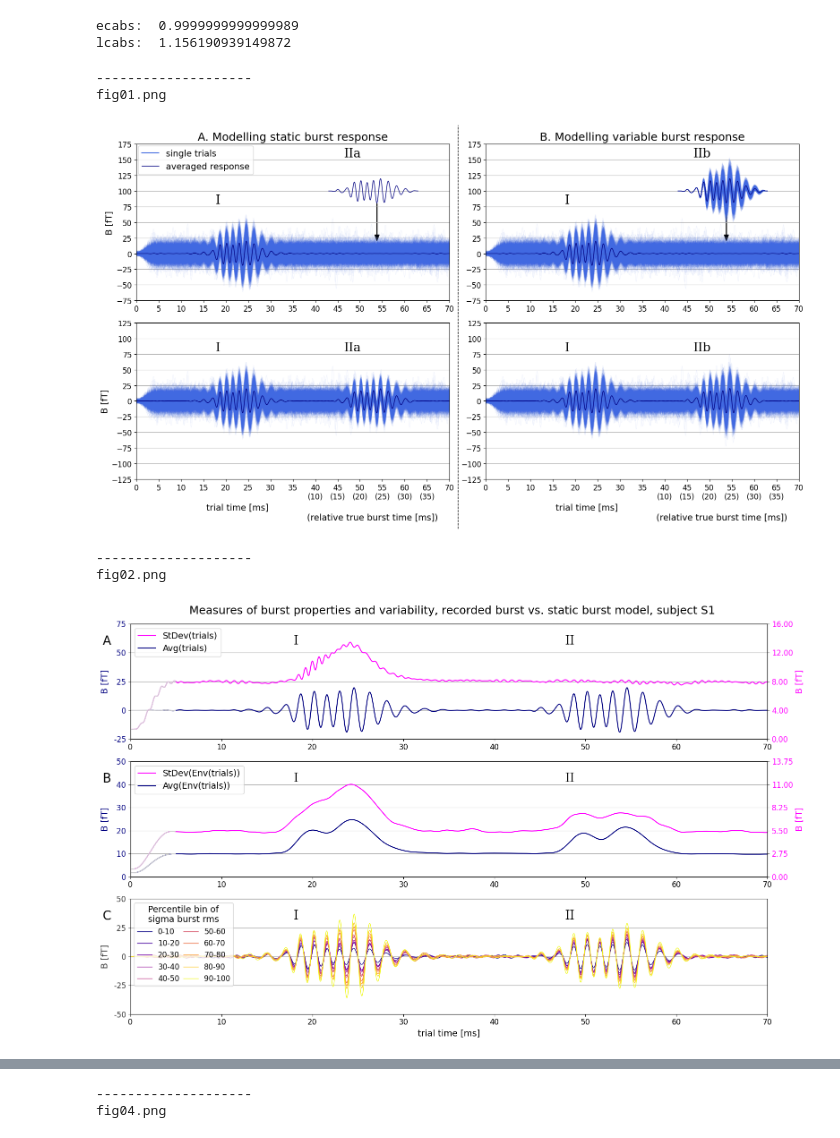
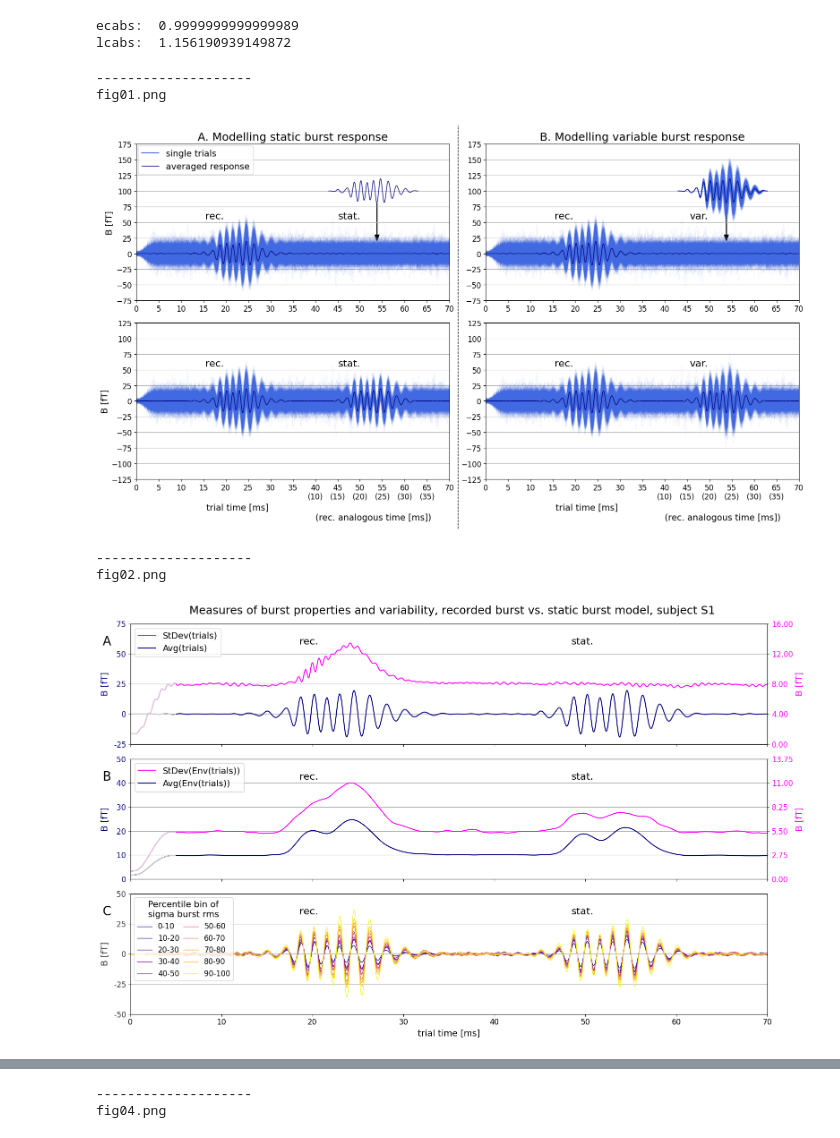
Before and after one commit to neurophysics/BurstModeling, a Jupyter notebook: Scripts/Burst_simulation_analysis.ipynb, the cells around one changed output, grey strips where cells are left out. Saved outputs shown, nothing was run; the diff lists cells and outputs as text; code cells hidden in the pictures.

```diff
--- a/Scripts/Burst_simulation_analysis.ipynb
+++ b/Scripts/Burst_simulation_analysis.ipynb
@@ -120,17 +108,25 @@ sigma_freq_range = sigma_freq_range_subj[subject]
+# %%
+burst_prop_df = pd.read_csv('burst_subjects.csv')
+
+lfreq_sigma = burst_prop_df[burst_prop_df['Subject']==subject]['Freq_start'].values[0]
+rfreq_sigma = burst_prop_df[burst_prop_df['Subject']==subject]['Freq_end'].values[0]
+
+sigma_freq_range = [lfreq_sigma, rfreq_sigma]
+
+burst_time_start = burst_prop_df[burst_prop_df['Subject']==subject]['Time_start'].values[0]
+burst_time_end = burst_prop_df[burst_prop_df['Subject']==subject]['Time_end'].values[0]
+
+burst_win_ms = [burst_time_start, burst_time_end]
 # %%
 meg_data_hilb = sig.hilbert(meg_data)
 
-sigma_fir_coeffs = sig.firwin(303, sigma_freq_range, pass_zero=False, fs=srate)
+# FIR filter
+# apply band-pass filter to extract
+# high-frequency band (sigma band)
+# extend the band ±50Hz to obtain
+# 3dB cutoff in the bandstop frequencies
+sigma_fir_coeffs = sig.firwin(303, [lfreq_sigma-50, rfreq_sigma+50], pass_zero=False, fs=srate)
 meg_sigma_data = sig.filtfilt(sigma_fir_coeffs, 1.0, meg_data_hilb)
-# %%
-burst_win_ms_subj = {}
-burst_win_ms_subj['S1'] = [13, 33]
-burst_win_ms_subj['S2'] = [13, 28]
-burst_win_ms_subj['S3'] = [13, 28]
-burst_win_ms_subj['S4'] = [13, 25]
-burst_win_ms_subj['S5'] = [10, 30]
-
-burst_win_ms = burst_win_ms_subj[subject]
 # %%
 short_win_ms = [10,35]
 short_win_samples = np.round(np.array(short_win_ms)/1000.*srate).astype(int)
@@ -212,10 +208,8 @@ axs[i][j].grid(axis='y')
 axs[i][j].set_ylabel(meg_unit, size=14)
 axs[i][j].tick_params(axis='y', labelsize=12)
 axs[i][j].tick_params(axis='x', labelsize=12)
-axs[i][j].text(0.26, 0.64, 'I', fontsize=20, fontname='serif',
-            ha='center', va='center', transform=axs[i][j].transAxes)
-axs[i][j].text(0.69, 0.94, 'IIa', fontsize=20, fontname='serif',
-            ha='center', va='center', transform=axs[i][j].transAxes)
+axs[i][j].text(0.25, 0.54, 'rec.', fontsize=16, ha='center', va='center', transform=axs[i][j].transAxes)
+axs[i][j].text(0.68, 0.54, 'stat.', fontsize=16, ha='center', va='center', transform=axs[i][j].transAxes)
 axs[i][j].legend(loc='upper left', borderaxespad=0.2, fontsize=14)
 
 
@@ -234,10 +228,8 @@ axs[i][j].set_ylim(-75, 175)
 axs[i][j].grid(axis='y')
 axs[i][j].tick_params(axis='y', labelsize=12)
 axs[i][j].tick_params(axis='x', labelsize=12)
-axs[i][j].text(0.26, 0.64, 'I', fontsize=20, fontname='serif',
-            ha='center', va='center', transform=axs[i][j].transAxes)
-axs[i][j].text(0.69, 0.94, 'IIb', fontsize=20, fontname='serif',
-            ha='center', va='center', transform=axs[i][j].transAxes)
+axs[i][j].text(0.25, 0.54, 'rec.', fontsize=16, ha='center', va='center', transform=axs[i][j].transAxes)
+axs[i][j].text(0.68, 0.54, 'var.', fontsize=16, ha='center', va='center', transform=axs[i][j].transAxes)
 
 
 data_y = sigma_stat_medium_trials.real
@@ -255,14 +247,12 @@ axs[i][j].grid(axis='y')
 axs[i][j].set_ylabel(meg_unit, size=14)
 axs[i][j].set_xticks(t_ticks, labels=t_ticks_labels)
 axs[i][j].set_xlabel('                         trial time [ms]\n'
-'                                                             (relative true burst time [ms])',
+'                                                                (rec. analogous time [ms])',
                                                               loc='left', fontsize=14)
 axs[i][j].tick_params(axis='y', labelsize=12)
 axs[i][j].tick_params(axis='x', labelsize=12)
-axs[i][j].text(0.26, 0.84, 'I', fontsize=20, fontname='serif',
-            ha='center', va='center', transform=axs[i][j].transAxes)
-axs[i][j].text(0.69, 0.84, 'IIa', fontsize=20, fontname='serif',
-            ha='center', va='center', transform=axs[i][j].transAxes)
+axs[i][j].text(0.25, 0.74, 'rec.', fontsize=16, ha='center', va='center', transform=axs[i][j].transAxes)
+axs[i][j].text(0.68, 0.74, 'stat.', fontsize=16, ha='center', va='center', transform=axs[i][j].transAxes)
 
 
 data_y = sigma_sim_medium_trials.real
@@ -279,19 +269,17 @@ axs[i][j].set_ylim(-125, 125)
 axs[i][j].grid(axis='y')
 axs[i][j].set_xticks(t_ticks, labels=t_ticks_labels)
 axs[i][j].set_xlabel('                         trial time [ms]\n'
-'                                                             (relative true burst time [ms])',
+'                                                                (rec. analogous time [ms])',
                                                               loc='left', fontsize=14)
 axs[i][j].tick_params(axis='y', labelsize=12)
 axs[i][j].tick_params(axis='x', labelsize=12)
-axs[i][j].text(0.26, 0.84, 'I', fontsize=20, fontname='serif',
-            ha='center', va='center', transform=axs[i][j].transAxes)
-axs[i][j].text(0.69, 0.84, 'IIb', fontsize=20, fontname='serif',
-            ha='center', va='center', transform=axs[i][j].transAxes)
+axs[i][j].text(0.25, 0.74, 'rec.', fontsize=16, ha='center', va='center', transform=axs[i][j].transAxes)
+axs[i][j].text(0.68, 0.74, 'var.', fontsize=16, ha='center', va='center', transform=axs[i][j].transAxes)
 
 fig.lines.append(
     plt.Line2D(
-        (0.508, 0.508),     # x in figure fraction (0 = left, 1 = right)
-        (0, 1),             # y from bottom to top of figure
+        (0.508, 0.508),
+        (0, 1),
         transform=fig.transFigure,
         color='black',
         linestyle='--',
@@ -304,7 +292,7 @@ plt_show_save_fig()
 # %% [output]
 --------------------
 fig01.png
-[figure, old version]
+[figure, new version]
 # %%
 fig, axs = plt.subplots(3, 1, figsize=(16, 10))
 
@@ -317,7 +305,7 @@ axs[0].plot([], label='StDev(trials)', color='magenta')
 axs[0].plot(data_t, data_y, label='Avg(trials)', color='navy')
 axs[0].plot(data_t[:500], data_y[:500], color='lightgray')
 axs[0].set_xlim(0, 70)
-axs[0].tick_params(axis='x', labelsize=12)
+axs[0].tick_params(axis='x', labelbottom=False)
 axs[0].get_xaxis().set_major_locator(plticker.MultipleLocator(10))
 axs[0].set_ylim(-25, 75)
 axs[0].grid(axis='y')
@@ -345,7 +333,7 @@ axs[1].plot([], label='StDev(Env(trials))', color='magenta')
 axs[1].plot(data_t, data_y, label='Avg(Env(trials))', color='navy')
 axs[1].plot(data_t[:500], data_y[:500], color='lightgray')
 axs[1].set_xlim(0, 70)
-axs[1].tick_params(axis='x', labelsize=12)
+axs[1].tick_params(axis='x', labelbottom=False)
 axs[1].get_xaxis().set_major_locator(plticker.MultipleLocator(10))
 axs[1].set_ylim(0, 50)
 axs[1].grid(axis='y')
@@ -406,38 +394,36 @@ for k in range(len(percentile_mask_list)):
                 color=colors[k], linewidth=1)
 
 axs[2].set_xlim(0, 70)
 axs[2].get_xaxis().set_major_locator(plticker.MultipleLocator(10))
 axs[2].set_ylim(-50, 50)
 axs[2].grid(axis='y')
 axs[2].yaxis.set_major_locator(plticker.MultipleLocator(25))
 axs[2].yaxis.set_major_formatter(plticker.FormatStrFormatter('%4d'))
 axs[2].tick_params(axis='y', color='grey', labelcolor='0.2', labelsize=12)
 axs[2].set_ylabel('B [fT]', color='0.2',fontsize=14)
 axs[2].legend(title='Percentile bin of\nsigma burst rms', ncol=2, columnspacing=0.5, loc='upper left',
               title_fontsize=14, fontsize=12)
 axs[2].tick_params(axis='x', labelsize=12)
 axs[2].set_xlabel('trial time [ms]', fontsize=14)
 
 for i in range(3):
-    axs[i].text(0.26, 0.85, 'I', fontsize=20, fontname='serif',
-             ha='center', va='center', transform=axs[i].transAxes)
+    axs[i].text(0.28, 0.85, 'rec.', fontsize=16, ha='center', va='center', transform=axs[i].transAxes)
 
-    axs[i].text(0.69, 0.85, 'II', fontsize=20, fontname='serif',
-             ha='center', va='center', transform=axs[i].transAxes)
+    axs[i].text(0.71, 0.85, 'stat.', fontsize=16, ha='center', va='center', transform=axs[i].transAxes)
 
 axs[0].text(-0.037, 0.85, 'A', fontsize=20,
             ha='center', va='center', transform=axs[0].transAxes)
 axs[1].text(-0.037, 0.85, 'B', fontsize=20,
             ha='center', va='center', transform=axs[1].transAxes)
 axs[2].text(-0.037, 0.85, 'C', fontsize=20,
             ha='center', va='center', transform=axs[2].transAxes)
 
 fig.tight_layout()
 plt_show_save_fig()
 # %% [output]
 --------------------
 fig02.png
-[figure, old version]
+[figure, new version]
 # %%
 fig, axs = plt.subplots(3, 1, figsize=(16, 10))
 
```
Also changed, not shown: parts of 7 cells of this notebook, 1 other file.
